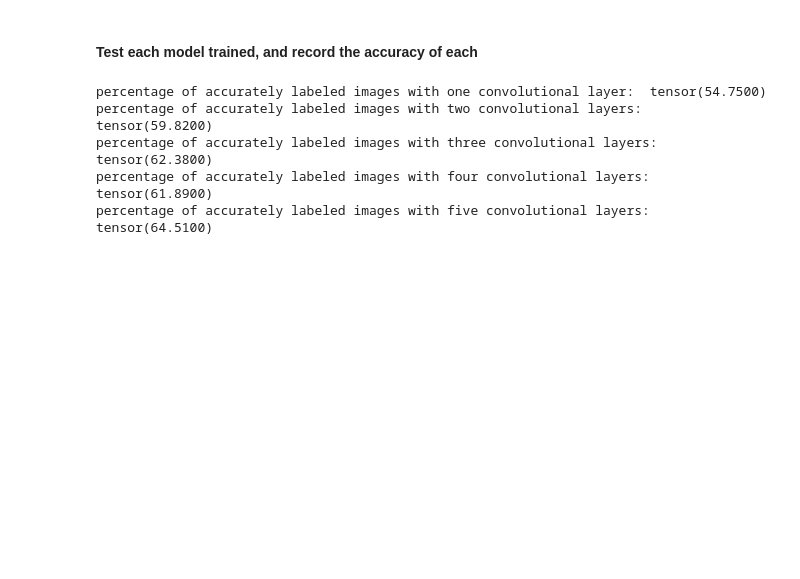
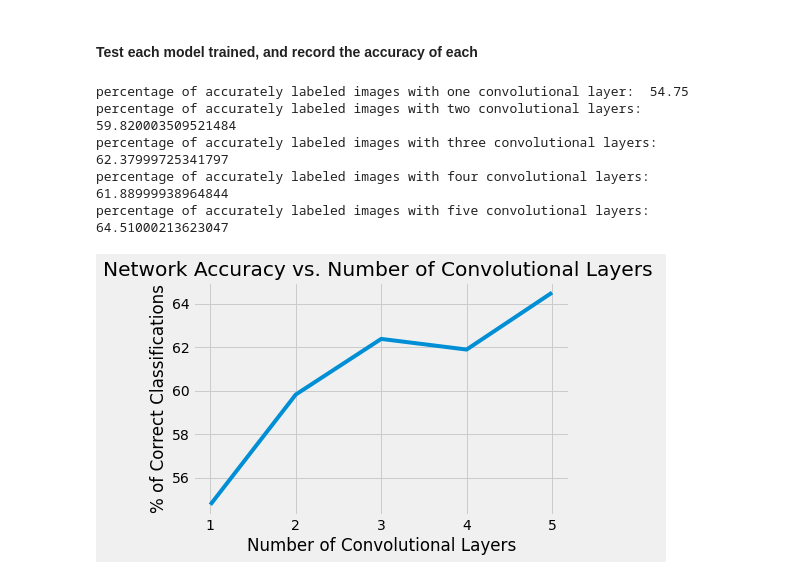
Before and after one commit to lmachlab/CIFAR10_classifier, a Jupyter notebook: nn.ipynb, the cells around one changed output. Drawn from its saved outputs; the diff is of its cells as text; code cells hidden in the pictures; blank space fills up the shorter version.

```diff
--- a/nn.ipynb
+++ b/nn.ipynb
@@ -247,22 +247,32 @@ trained_model_5, loss_dict_5, acc_dict_5 = run_model(model5, running_mode='train
 #### Test each model trained, and record the accuracy of each
 # %%
 test_loss_1, test_accuracy_1 = run_model(trained_model_1, running_mode='test', test_set=test_set, batch_size=10, shuffle=False)
-print("percentage of accurately labeled images with one convolutional layer: ", test_accuracy_1)
+print("percentage of accurately labeled images with one convolutional layer: ", float(test_accuracy_1))
 
 test_loss_2, test_accuracy_2 = run_model(trained_model_2, running_mode='test', test_set=test_set, batch_size=10, shuffle=False)
-print("percentage of accurately labeled images with two convolutional layers: ", test_accuracy_2)
+print("percentage of accurately labeled images with two convolutional layers: ", float(test_accuracy_2))
 
 test_loss_3, test_accuracy_3 = run_model(trained_model_3, running_mode='test', test_set=test_set, batch_size=10, shuffle=False)
-print("percentage of accurately labeled images with three convolutional layers: ", test_accuracy_3)
+print("percentage of accurately labeled images with three convolutional layers: ", float(test_accuracy_3))
 
 test_loss_4, test_accuracy_4 = run_model(trained_model_4, running_mode='test', test_set=test_set, batch_size=10, shuffle=False)
-print("percentage of accurately labeled images with four convolutional layers: ", test_accuracy_4)
+print("percentage of accurately labeled images with four convolutional layers: ", float(test_accuracy_4))
 
 test_loss_5, test_accuracy_5 = run_model(trained_model_5, running_mode='test', test_set=test_set, batch_size=10, shuffle=False)
-print("percentage of accurately labeled images with five convolutional layers: ", test_accuracy_5)
+print("percentage of accurately labeled images with five convolutional layers: ", float(test_accuracy_5))
 # %% [output]
-percentage of accurately labeled images with one convolutional layer:  tensor(54.7500)
-percentage of accurately labeled images with two convolutional layers:  tensor(59.8200)
-percentage of accurately labeled images with three convolutional layers:  tensor(62.3800)
-percentage of accurately labeled images with four convolutional layers:  tensor(61.8900)
-percentage of accurately labeled images with five convolutional layers:  tensor(64.5100)
+percentage of accurately labeled images with one convolutional layer:  54.75
+percentage of accurately labeled images with two convolutional layers:  59.820003509521484
+percentage of accurately labeled images with three convolutional layers:  62.37999725341797
+percentage of accurately labeled images with four convolutional layers:  61.88999938964844
+percentage of accurately labeled images with five convolutional layers:  64.51000213623047
+# %%
+x_axis = [1, 2, 3, 4, 5]
+y_axis = [float(test_accuracy_1), float(test_accuracy_2), float(test_accuracy_3), float(test_accuracy_4), float(test_accuracy_5)]
+plt.plot(x_axis,y_axis)
+plt.title("Network Accuracy vs. Number of Convolutional Layers ")
+plt.xlabel('Number of Convolutional Layers')
+plt.ylabel('% of Correct Classifications')
+plt.show()
+# %% [output]
+[figure, added]
```
